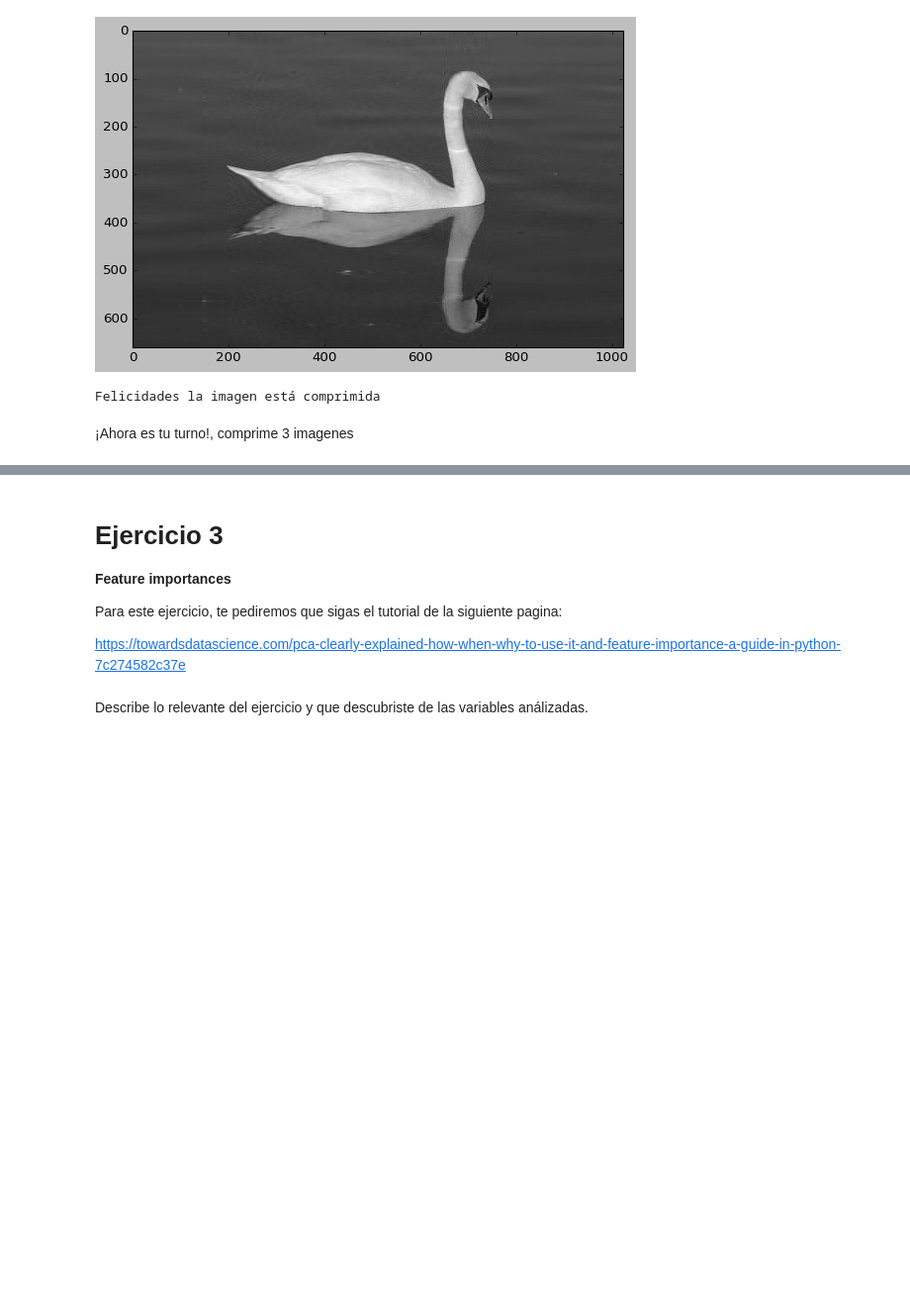
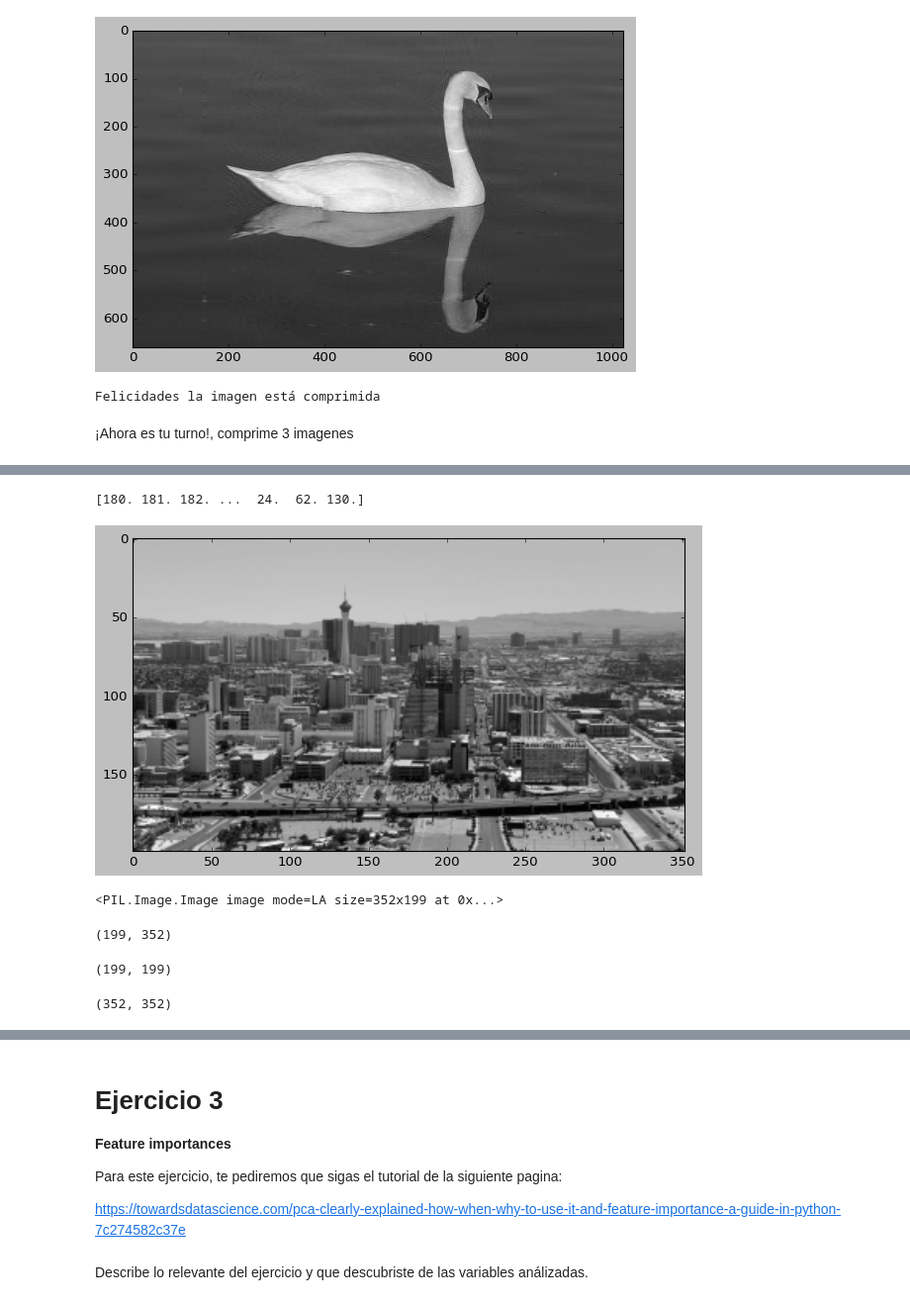
Before and after one commit to PosgradoMNA/actividades-de-aprendizaje-DGarcia-A01086411, a Jupyter notebook: Actividad_Semana_6_5_Transformacion_y_reduccion_de_dimensiones.ipynb, the cells around one changed output, grey strips where cells are left out. Shown at 99% size. Cells and saved outputs as stored; diff of their text form; code cells hidden in the pictures; blank space fills up the shorter version.

```diff
--- a/Actividad_Semana_6_5_Transformacion_y_reduccion_de_dimensiones.ipynb
+++ b/Actividad_Semana_6_5_Transformacion_y_reduccion_de_dimensiones.ipynb
@@ -329,2 +376,34 @@ Felicidades la imagen está comprimida
 # %%
 #imagen 2
+# %%
+plt.style.use('classic')
+img = Image.open(urllib.request.urlopen('https://cnnespanol.cnn.com/wp-content/uploads/2022/07/220711210101-las-vegas-satelital-pba-full-169.jpg?quality=100&strip=info&w=352&h=199&crop=1')).convert('LA')
+#img = Image.open('lucy.jpg')
+imggray = img.convert('LA')
+imgmat = np.array(list(imggray.getdata(band=0)),float)
+
+print(imgmat)
+
+imgmat.shape = (imggray.size[1],imggray.size[0])
+
+plt.figure(figsize=(9,6))
+plt.imshow(imgmat,cmap='gray')
+plt.show()
+print(img)
+# %% [output]
+[180. 181. 182. ...  24.  62. 130.]
+[figure, added]
+<PIL.Image.Image image mode=LA size=352x199 at 0x...>
+# %%
+U,D,V = np.linalg.svd(imgmat)
+imgmat.shape
+# %% [output]
+(199, 352)
+# %%
+U.shape
+# %% [output]
+(199, 199)
+# %%
+V.shape
+# %% [output]
+(352, 352)
```
Also changed, not shown: parts of 12 cells of this notebook.
